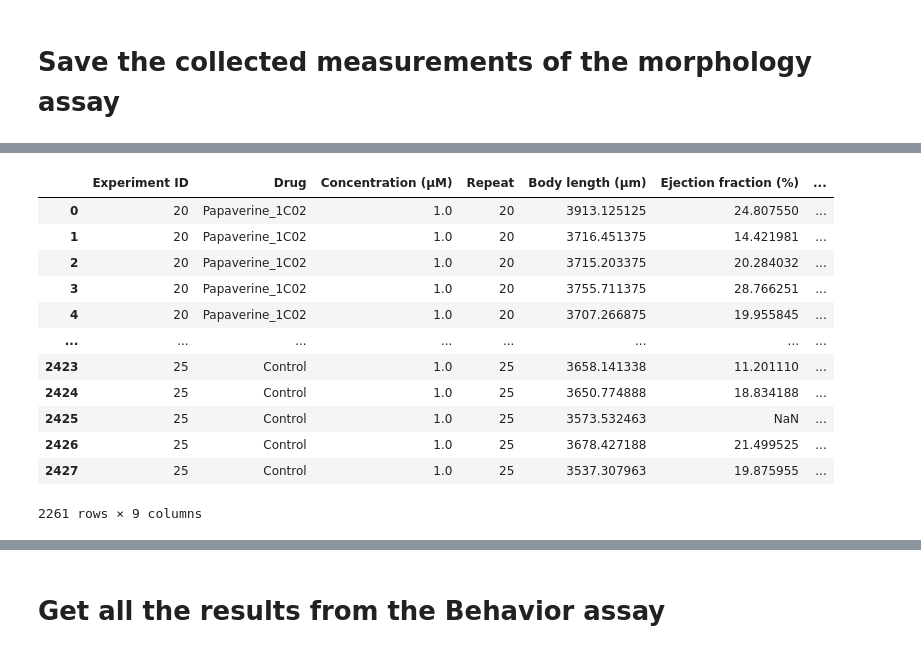
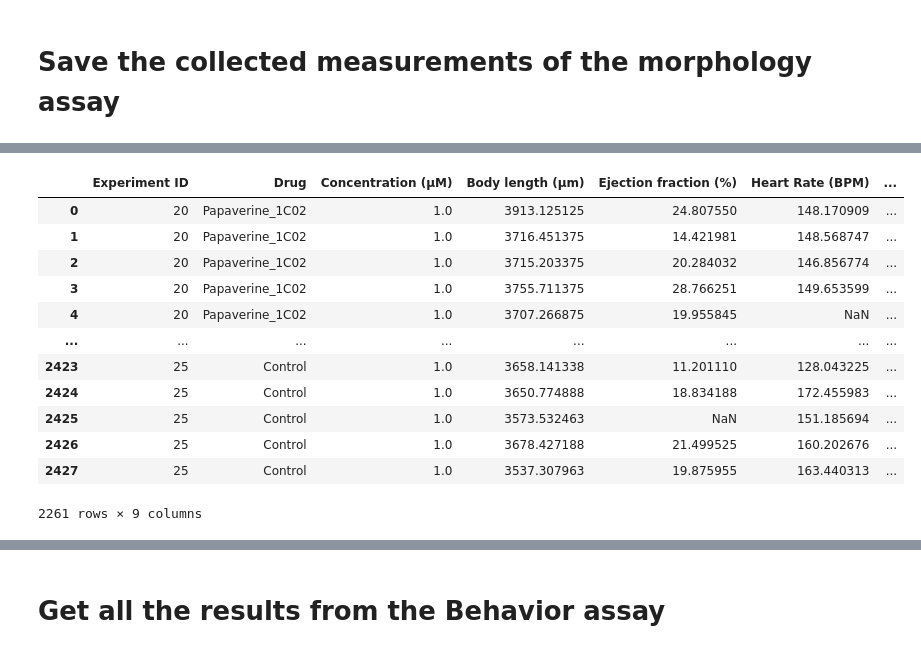
Before and after one commit to marwa6611/CoVasc_DrugScreen, a Jupyter notebook: CoVasc_Data_Analysis.ipynb, the cells around one changed output, grey strips where cells are left out. Saved outputs shown, nothing was run; the diff lists cells and outputs as text; code cells hidden in the pictures.

```diff
--- a/CoVasc_Data_Analysis.ipynb
+++ b/CoVasc_Data_Analysis.ipynb
@@ -162,22 +162,22 @@ df_collection
 # %%
 collist = ["Drug","Experiment ID","Concentration (µM)","Repeat","Body length (µm)","Heart Rate (BPM)","Ejection fraction (%)","Number ISV (Count)","ISV area (µm^2)"]
-df_standardized = ana.standardize_globalMedian(df_collection, collist, "Control", ["Concentration (µM)","Repeat"]).reset_index()
+df_standardized = ana.standardize_globalMedian(df_collection, collist, "Control", ["Concentration (µM)"]).reset_index()
 df_standardized = df_standardized[(df_standardized["Concentration (µM)"]==1.0) | (df_standardized["Drug"] == "Apilimod_1B03") | (df_standardized["Drug"] == "Niclosamide_1A02")]
 df_standardized = df_standardized[~((df_standardized["Concentration (µM)"]==1.0) & (df_standardized["Drug"] == "Apilimod_1B03"))]
 df_standardized
 # %% [output]
-|  | Experiment ID | Drug | Concentration (µM) | Repeat | Body length (µm) | Ejection fraction (%) | ... |
-| 0 | 20 | Papaverine_1C02 | 1.0 | 20 | 3913.125125 | 24.807550 | ... |
-| 1 | 20 | Papaverine_1C02 | 1.0 | 20 | 3716.451375 | 14.421981 | ... |
-| 2 | 20 | Papaverine_1C02 | 1.0 | 20 | 3715.203375 | 20.284032 | ... |
-| 3 | 20 | Papaverine_1C02 | 1.0 | 20 | 3755.711375 | 28.766251 | ... |
-| 4 | 20 | Papaverine_1C02 | 1.0 | 20 | 3707.266875 | 19.955845 | ... |
+|  | Experiment ID | Drug | Concentration (µM) | Body length (µm) | Ejection fraction (%) | Heart Rate (BPM) | ... |
+| 0 | 20 | Papaverine_1C02 | 1.0 | 3913.125125 | 24.807550 | 148.170909 | ... |
+| 1 | 20 | Papaverine_1C02 | 1.0 | 3716.451375 | 14.421981 | 148.568747 | ... |
+| 2 | 20 | Papaverine_1C02 | 1.0 | 3715.203375 | 20.284032 | 146.856774 | ... |
+| 3 | 20 | Papaverine_1C02 | 1.0 | 3755.711375 | 28.766251 | 149.653599 | ... |
+| 4 | 20 | Papaverine_1C02 | 1.0 | 3707.266875 | 19.955845 | NaN | ... |
 | ... | ... | ... | ... | ... | ... | ... | ... |
-| 2423 | 25 | Control | 1.0 | 25 | 3658.141338 | 11.201110 | ... |
-| 2424 | 25 | Control | 1.0 | 25 | 3650.774888 | 18.834188 | ... |
-| 2425 | 25 | Control | 1.0 | 25 | 3573.532463 | NaN | ... |
-| 2426 | 25 | Control | 1.0 | 25 | 3678.427188 | 21.499525 | ... |
-| 2427 | 25 | Control | 1.0 | 25 | 3537.307963 | 19.875955 | ... |
+| 2423 | 25 | Control | 1.0 | 3658.141338 | 11.201110 | 128.043225 | ... |
+| 2424 | 25 | Control | 1.0 | 3650.774888 | 18.834188 | 172.455983 | ... |
+| 2425 | 25 | Control | 1.0 | 3573.532463 | NaN | 151.185694 | ... |
+| 2426 | 25 | Control | 1.0 | 3678.427188 | 21.499525 | 160.202676 | ... |
+| 2427 | 25 | Control | 1.0 | 3537.307963 | 19.875955 | 163.440313 | ... |
 2261 rows × 9 columns
 # %%
 listdrugs = df_standardized.Drug.unique()
```
Also changed, not shown: parts of 36 cells of this notebook.
